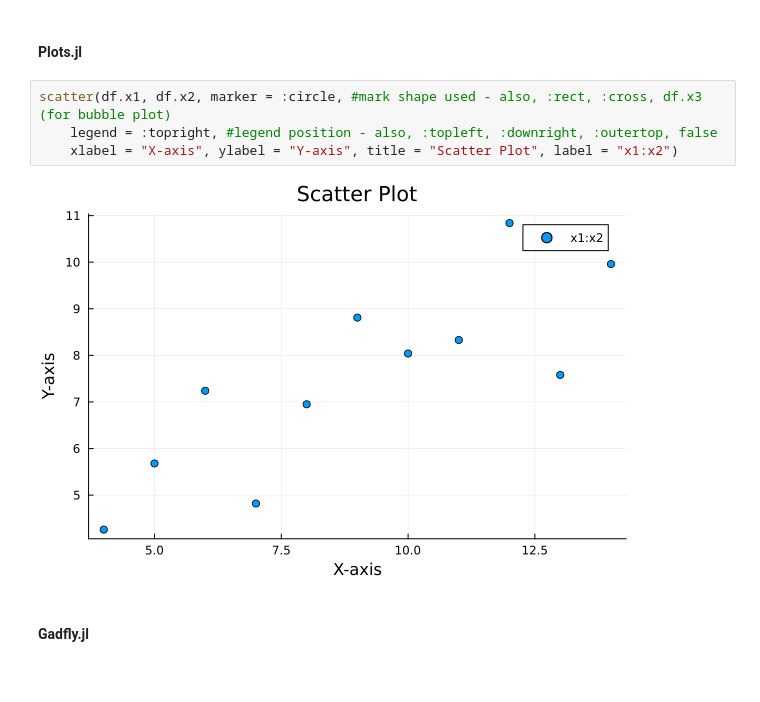
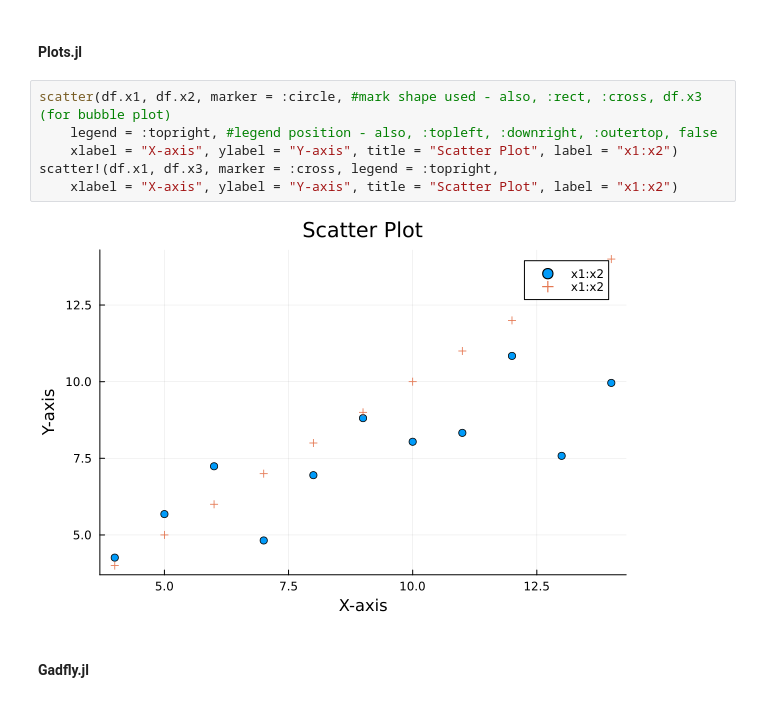
Before and after one commit to salomaoalves/Languages, a Jupyter notebook: Julia/Visualization.ipynb, the cells around one changed output. Saved outputs shown, nothing was run; the diff lists cells and outputs as text.

Commit message:
multiple julia plots

```diff
--- a/Julia/Visualization.ipynb
+++ b/Julia/Visualization.ipynb
@@ -79,9 +80,11 @@ Plot(...)
 # %%
 scatter(df.x1, df.x2, marker = :circle, #mark shape used - also, :rect, :cross, df.x3 (for bubble plot)
     legend = :topright, #legend position - also, :topleft, :downright, :outertop, false
     xlabel = "X-axis", ylabel = "Y-axis", title = "Scatter Plot", label = "x1:x2")
+scatter!(df.x1, df.x3, marker = :cross, legend = :topright,
+    xlabel = "X-axis", ylabel = "Y-axis", title = "Scatter Plot", label = "x1:x2")
 # %% [output]
-[figure, old version]
+[figure, new version]
 # %% [markdown]
 #### Gadfly.jl
 # %%
```
Also changed, not shown: parts of 1 cell of this notebook.
